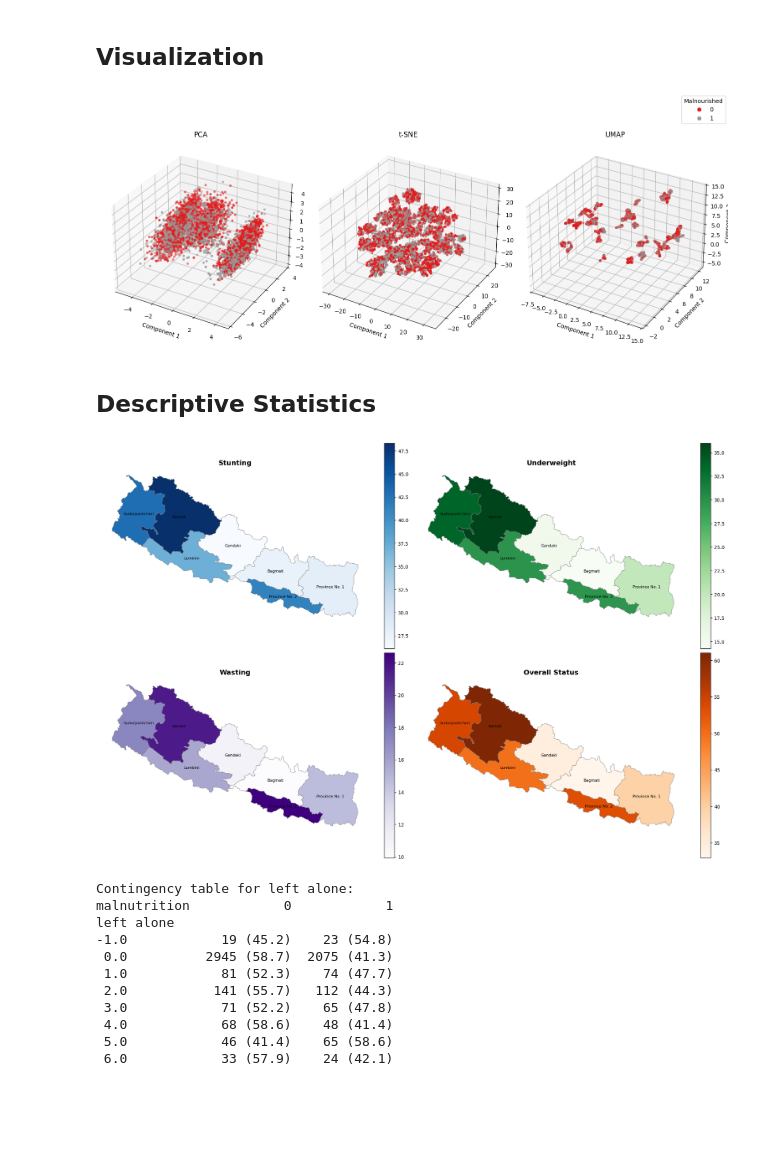
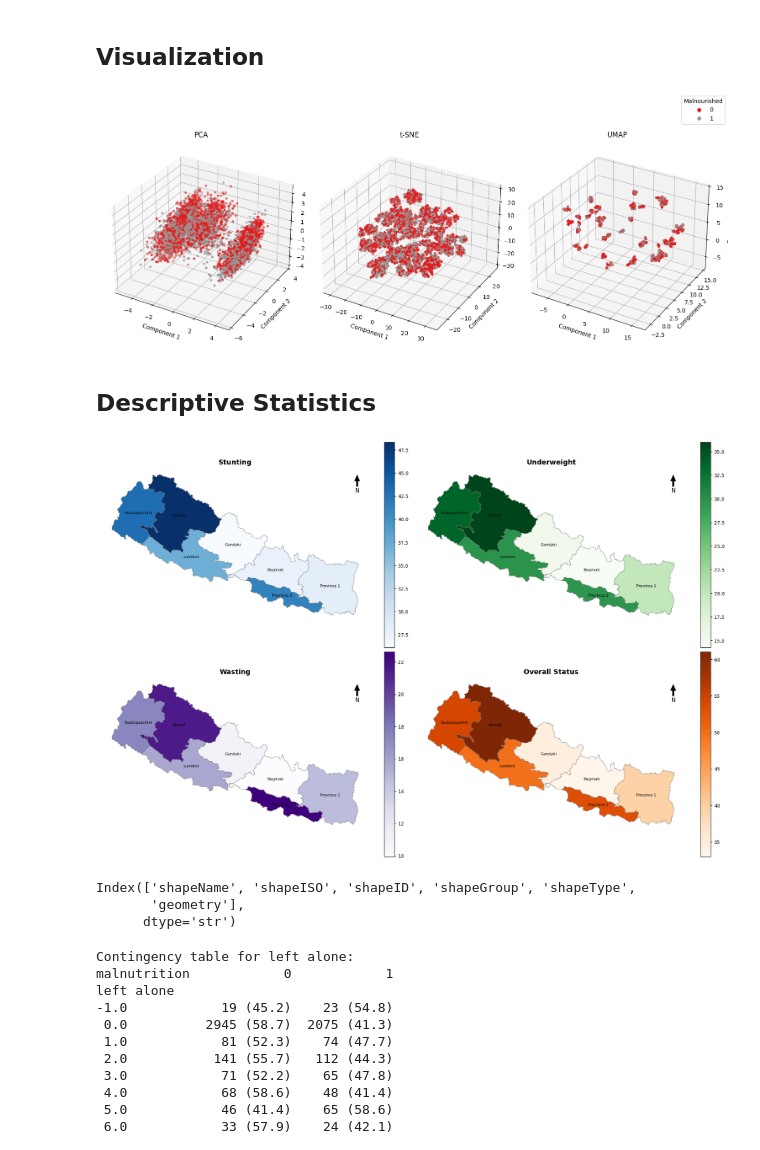
Before and after one commit to deepakbastola/malnutrition, a Jupyter notebook: Models/pps.ipynb, the cells around one changed output. Cells and saved outputs as stored; diff of their text form; code cells hidden in the pictures; blank space fills up the shorter version.

```diff
--- a/Models/pps.ipynb
+++ b/Models/pps.ipynb
@@ -90,6 +91,7 @@ province_map = {
     'Sudoorpaschim Province': 'Sudoorpaschim'
 }
 
+df1['province'] = df1['province'].str.strip()
 df1['province'] = df1['province'].replace(province_map)
 
 
@@ -126,0 +131,10 @@ wasting_binary: 11.89%
+# %%
+# Detailed extreme value analysis
+for col in ['underweight', 'stunting', 'wasting']:
+    below = (df[col] < -6).sum()
+    above = (df[col] > 6).sum()
+    print(f"\n{col}:")
+    print(f"  < -6 SD: {below}")
+    print(f"  > +6 SD: {above}")
+    print(f"  Total extreme: {below + above}")
+    print(f"  Min: {df[col].min():.2f}, Max: {df[col].max():.2f}")
@@ -1367,23 +1384,29 @@ ax3.set_zlabel("Component 3")
 fig.legend(*scatter1.legend_elements(), title="Malnourished", loc="upper right")
 # fig.suptitle("3D PCA vs t-SNE vs UMAP Projection of Dataset", fontsize=16)
 plt.tight_layout()
-plt.savefig(r"C:\Users\dbastola2022\OneDrive - Florida Atlantic University\Academics\Research\Malnutrition\MICS\malnutrition\Rework\Plots\data_separability.png", dpi = 300)
+plt.savefig(r"\Plots\data_separability.png", dpi = 300)
 plt.show()
 # %% [output]
-[figure, old version]
+[figure, new version]
 # %% [markdown]
 ## Descriptive Statistics
 # %%
+import geopandas as gpd
+import pandas as pd
+import matplotlib.pyplot as plt
+
 # Step 1: Load GeoJSON and prepare data
 # gdf = gpd.read_file(r"C:\Users\dbastola2022\OneDrive - Florida Atlantic University\Academics\Research\Malnutrition\MICS_Rework\Dataset\nepal_admin1.geojson")  # name of downloaded file
-gdf = gpd.read_file(r"/workspaces/malnutrition/Dataset/nepal_admin1.geojson")  # name of downloaded file
+# gdf = gpd.read_file(r"/workspaces/malnutrition/Dataset/nepal_admin1.geojson")  # name of downloaded file
+gdf = gpd.read_file(r"/workspaces/malnutrition/Dataset/geoBoundaries-NPL-ADM1.geojson")
 
-gdf = gdf.rename(columns={"name": "province"})
+# gdf = gdf.rename(columns={"name": "province"})
+gdf = gdf.rename(columns={"shapeName": "province"})
 
 # Step 2: Your data
 data = {
-    'province': ['Province No. 1', 'Province No. 2', 'Bagmati', 'Gandaki',
-                 'Lumbini', 'Karnali', 'Sudurpashchim'],
+    'province': ['Province 1', 'Province 2', 'Bagmati', 'Gandaki',
+                 'Lumbini', 'Karnali', 'Sudurpaschim'],
     'Stunting': [28.39, 41.34, 27.69, 26.11, 37.09, 48.31, 42.94],
     'Underweight': [20.08, 29.61, 14.26, 15.42, 29.85, 35.97, 33.69],
     'Wasting': [14.72, 22.63, 9.92, 10.97, 15.68, 21.56, 17.32],
@@ -1393,35 +1416,55 @@ df_data = pd.DataFrame(data)
 
 # Step 3: Merge with geodata
 merged = gdf.merge(df_data, on='province')
 
 # Step 4: Create 2x2 plot grid
 fig, axes = plt.subplots(2, 2, figsize=(18, 12), constrained_layout=True)
 
 cols = ['Stunting', 'Underweight', 'Wasting', 'Status']
 cmaps = ['Blues', 'Greens', 'Purples', 'Oranges']
 titles = ['Stunting', 'Underweight', 'Wasting', 'Overall Status']
 
 # Flatten the axes for easy iteration
 axes = axes.flatten()
 
 for ax, col, cmap, title in zip(axes, cols, cmaps, titles):
     merged.plot(
         column=col, cmap=cmap, linewidth=0.6,
         edgecolor='gray', legend=True, ax=ax
     )
     ax.set_title(title, fontsize=14, fontweight='bold')
     ax.axis('off')
 
+    # -------------------------
+    # North arrow (compass)
+    # -------------------------
+    ax.annotate(
+        'N',
+        xy=(0.95, 0.95),
+        xytext=(0.95, 0.85),
+        arrowprops=dict(facecolor='black', width=3, headwidth=10),
+        ha='center',
+        va='center',
+        fontsize=12,
+        xycoords=ax.transAxes
+    )
+
 # Step 5: Add province names at centroids
 for idx, row in merged.iterrows():
     centroid = row['geometry'].centroid
     for ax in axes:
         ax.text(centroid.x, centroid.y, row['province'], fontsize=8,
                 ha='center', va='center', color='black')
-plt.savefig(r"C:\Users\dbastola2022\OneDrive - Florida Atlantic University\Academics\Research\Malnutrition\MICS\malnutrition\Rework\Plots\spatial_distribution.png", dpi = 300)
+plt.savefig(r"/workspaces/malnutrition/Plots/spatial_distribution.png", dpi=600, bbox_inches="tight")
 plt.show()
 # %% [output]
-[figure, old version]
+[figure, new version]
+# %%
+print(gdf.columns)
+# %% [output]
+Index(['shapeName', 'shapeISO', 'shapeID', 'shapeGroup', 'shapeType',
+       'geometry'],
+      dtype='str')
 # %%
 # Contingency table for categorical features
 for col in df_final.columns:
```
Also changed, not shown: parts of 12 cells of this notebook, 24 other files.
